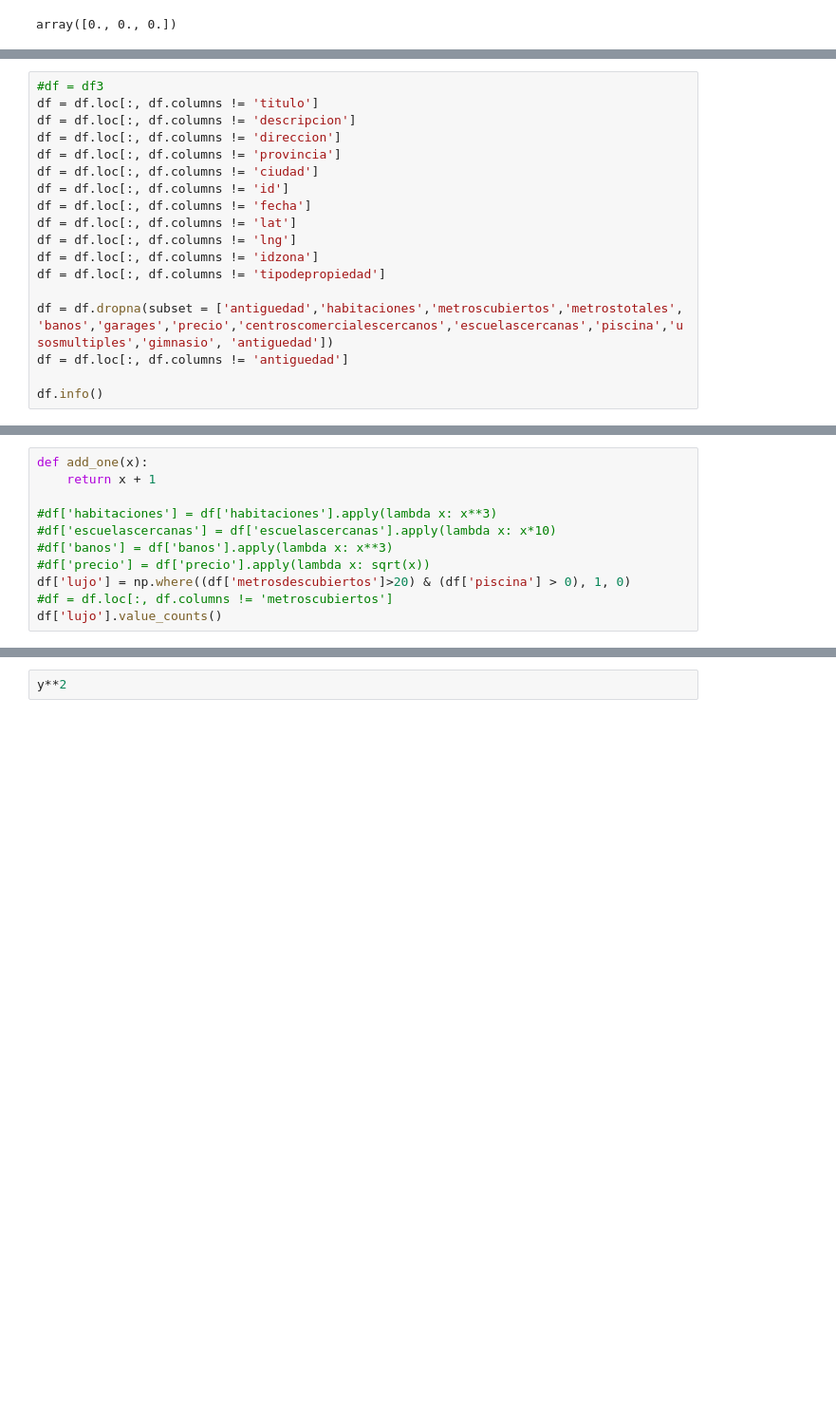
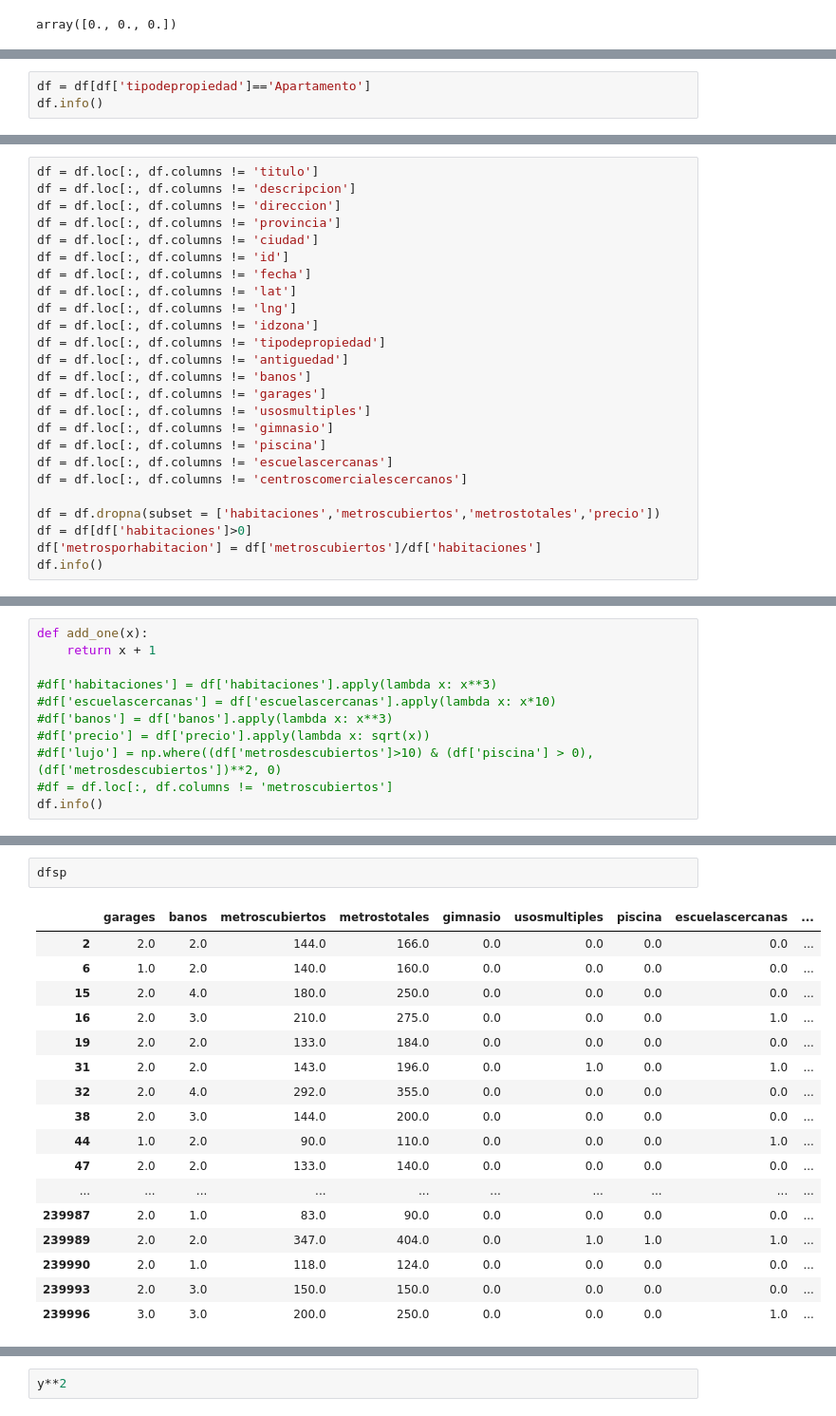
Before and after one commit to SabatiniFederico/tp3-metnum, a Jupyter notebook: notebooks/PrimerasPruebasCuadradosMinimos.ipynb, the cells around one changed output, grey strips where cells are left out. Shown: that part at 95% size. Cells and saved outputs as stored; diff of their text form; blank space fills up the shorter version.

```diff
--- a/notebooks/PrimerasPruebasCuadradosMinimos.ipynb
+++ b/notebooks/PrimerasPruebasCuadradosMinimos.ipynb
@@ -98,0 +121,3 @@ df['tipodepropiedad'] = df['tipodepropiedad'] * 10
+# %%
+df = df[df['tipodepropiedad']=='Apartamento']
+df.info()
@@ -99,5 +142,4 @@ df['tipodepropiedad'] = df['tipodepropiedad'] * 10
 # %%
-#df = df3
 df = df.loc[:, df.columns != 'titulo']
 df = df.loc[:, df.columns != 'descripcion']
 df = df.loc[:, df.columns != 'direccion']
@@ -109,10 +151,18 @@ df = df.loc[:, df.columns != 'lat']
 df = df.loc[:, df.columns != 'lng']
 df = df.loc[:, df.columns != 'idzona']
 df = df.loc[:, df.columns != 'tipodepropiedad']
+df = df.loc[:, df.columns != 'antiguedad']
+df = df.loc[:, df.columns != 'banos']
+df = df.loc[:, df.columns != 'garages']
+df = df.loc[:, df.columns != 'usosmultiples']
+df = df.loc[:, df.columns != 'gimnasio']
+df = df.loc[:, df.columns != 'piscina']
+df = df.loc[:, df.columns != 'escuelascercanas']
+df = df.loc[:, df.columns != 'centroscomercialescercanos']
 
-df = df.dropna(subset = ['antiguedad','habitaciones','metroscubiertos','metrostotales', 'banos','garages','precio','centroscomercialescercanos','escuelascercanas','piscina','usosmultiples','gimnasio', 'antiguedad'])
-df = df.loc[:, df.columns != 'antiguedad']
-
+df = df.dropna(subset = ['habitaciones','metroscubiertos','metrostotales','precio'])
+df = df[df['habitaciones']>0]
+df['metrosporhabitacion'] = df['metroscubiertos']/df['habitaciones']
 df.info()
 # %% [output]
 <class 'pandas.core.frame.DataFrame'>
@@ -140,7 +190,7 @@ def add_one(x):
 #df['escuelascercanas'] = df['escuelascercanas'].apply(lambda x: x*10)
 #df['banos'] = df['banos'].apply(lambda x: x**3)
 #df['precio'] = df['precio'].apply(lambda x: sqrt(x))
-df['lujo'] = np.where((df['metrosdescubiertos']>20) & (df['piscina'] > 0), 1, 0)
+#df['lujo'] = np.where((df['metrosdescubiertos']>10) & (df['piscina'] > 0), (df['metrosdescubiertos'])**2, 0)
 #df = df.loc[:, df.columns != 'metroscubiertos']
-df['lujo'].value_counts()
+df.info()
 # %% [output]
@@ -178,0 +235,20 @@ array([[2894728.28106787],
+# %%
+dfsp
+# %% [output]
+|  | garages | banos | metroscubiertos | metrostotales | gimnasio | usosmultiples | piscina | escuelascercanas | ... |
+| 2 | 2.0 | 2.0 | 144.0 | 166.0 | 0.0 | 0.0 | 0.0 | 0.0 | ... |
+| 6 | 1.0 | 2.0 | 140.0 | 160.0 | 0.0 | 0.0 | 0.0 | 0.0 | ... |
+| 15 | 2.0 | 4.0 | 180.0 | 250.0 | 0.0 | 0.0 | 0.0 | 0.0 | ... |
+| 16 | 2.0 | 3.0 | 210.0 | 275.0 | 0.0 | 0.0 | 0.0 | 1.0 | ... |
+| 19 | 2.0 | 2.0 | 133.0 | 184.0 | 0.0 | 0.0 | 0.0 | 0.0 | ... |
+| 31 | 2.0 | 2.0 | 143.0 | 196.0 | 0.0 | 1.0 | 0.0 | 1.0 | ... |
+| 32 | 2.0 | 4.0 | 292.0 | 355.0 | 0.0 | 0.0 | 0.0 | 0.0 | ... |
+| 38 | 2.0 | 3.0 | 144.0 | 200.0 | 0.0 | 0.0 | 0.0 | 0.0 | ... |
+| 44 | 1.0 | 2.0 | 90.0 | 110.0 | 0.0 | 0.0 | 0.0 | 1.0 | ... |
+| 47 | 2.0 | 2.0 | 133.0 | 140.0 | 0.0 | 0.0 | 0.0 | 0.0 | ... |
+| ... | ... | ... | ... | ... | ... | ... | ... | ... | ... |
+| 239987 | 2.0 | 1.0 | 83.0 | 90.0 | 0.0 | 0.0 | 0.0 | 0.0 | ... |
+| 239989 | 2.0 | 2.0 | 347.0 | 404.0 | 0.0 | 1.0 | 1.0 | 1.0 | ... |
+| 239990 | 2.0 | 1.0 | 118.0 | 124.0 | 0.0 | 0.0 | 0.0 | 0.0 | ... |
+| 239993 | 2.0 | 3.0 | 150.0 | 150.0 | 0.0 | 0.0 | 0.0 | 0.0 | ... |
+| 239996 | 3.0 | 3.0 | 200.0 | 250.0 | 0.0 | 0.0 | 0.0 | 1.0 | ... |
```
Also changed, not shown: parts of 13 cells of this notebook.
